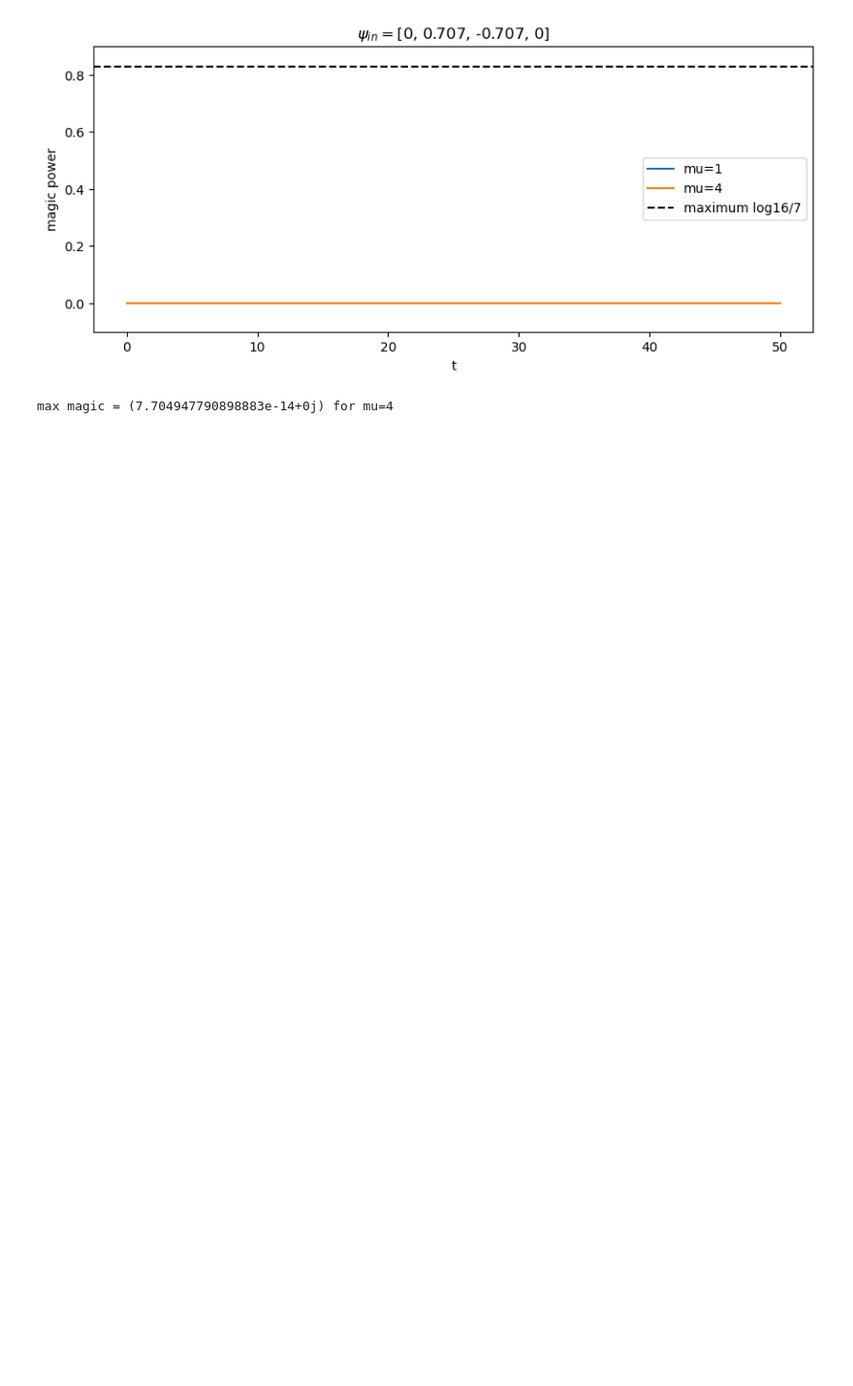
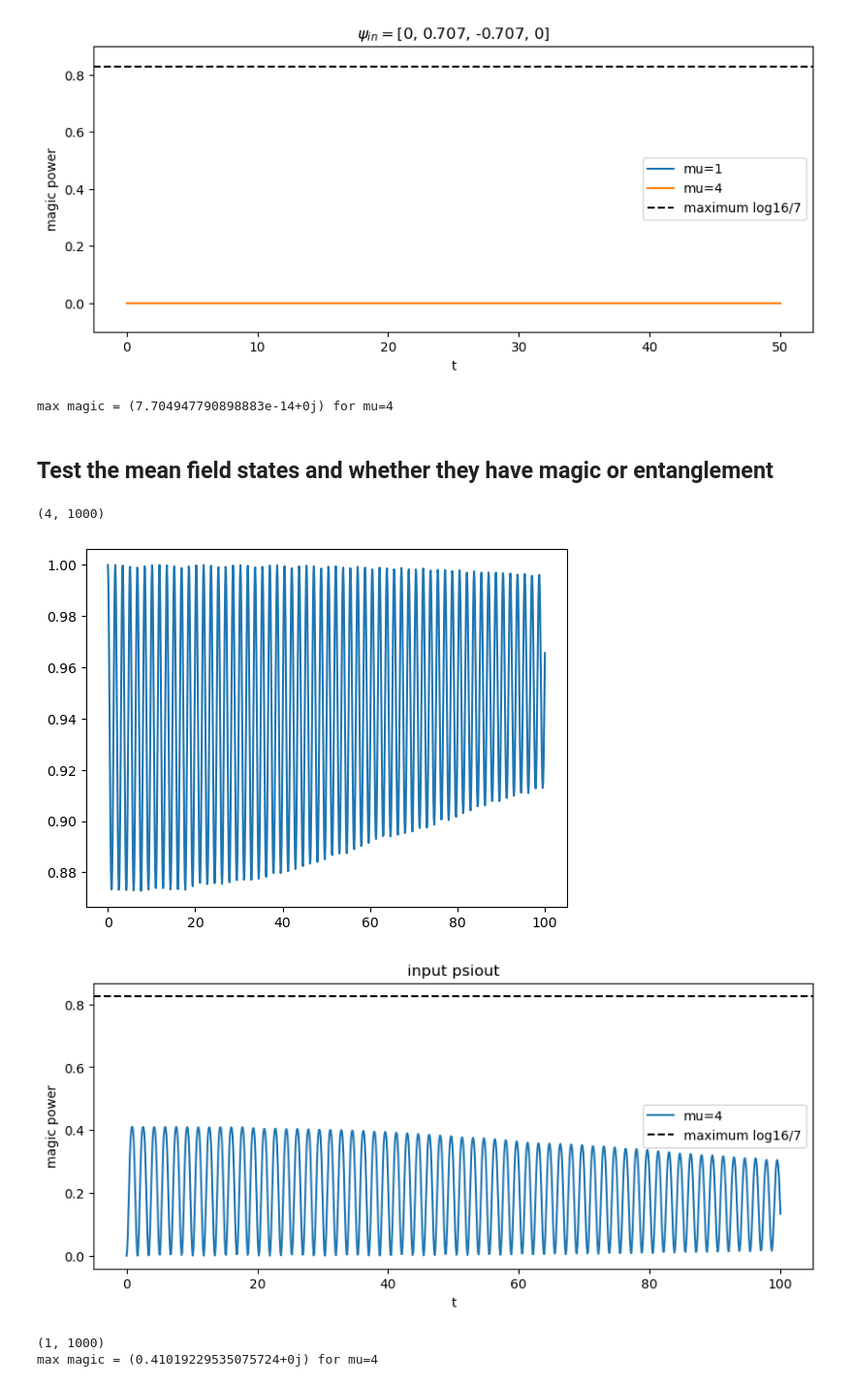
Before and after one commit to annabirke/Honours_entangle_magic, a Jupyter notebook: entanglement_magic_power_sum_stabiliser_states.ipynb, the cells around one changed output. Shown at 97% size. Cells and saved outputs as stored; diff of their text form; code cells hidden in the pictures; blank space fills up the shorter version.

```diff
--- a/entanglement_magic_power_sum_stabiliser_states.ipynb
+++ b/entanglement_magic_power_sum_stabiliser_states.ipynb
@@ -480,3 +542,29 @@ print(f'max magic = {np.max(magic_list_mu[1,:])} for mu={mu_list[1]}')
 # %% [output]
 [figure]
 max magic = (7.704947790898883e-14+0j) for mu=4
+# %% [markdown]
+## Test the mean field states and whether they have magic or entanglement ##
+# %%
+a=1
+mu_list=np.array([4])
+points=1000
+t_list=np.linspace(0,100,points)
+U_0 = [np.pi/2,0] # this gives LL initially
+
+psi=mean_funcs.state(points, U_0, t_list, mu_list[0]) # basis LL LR RL RR
+print(psi.shape)
+plt.plot(t_list,np.abs(psi[0,:])**2)
+plt.show()
+
+magic_list_mu=Mpower_inout(mu_list,t_list,psi,None,mode="out")
+print(magic_list_mu.shape)
+# print(magic_list_mu[1,:].shape)
+print(f'max magic = {np.max(magic_list_mu[0,:])} for mu={mu_list[0]}')
+signal=magic_list_mu[0,:]
+(freqs,peaks)=fourier(t_list,signal,[0,2])
+# %% [output]
+(4, 1000)
+[figure, added]
+[figure, added]
+(1, 1000)
+max magic = (0.41019229535075724+0j) for mu=4
```
Also changed, not shown: parts of 6 cells of this notebook, 2 other files.
